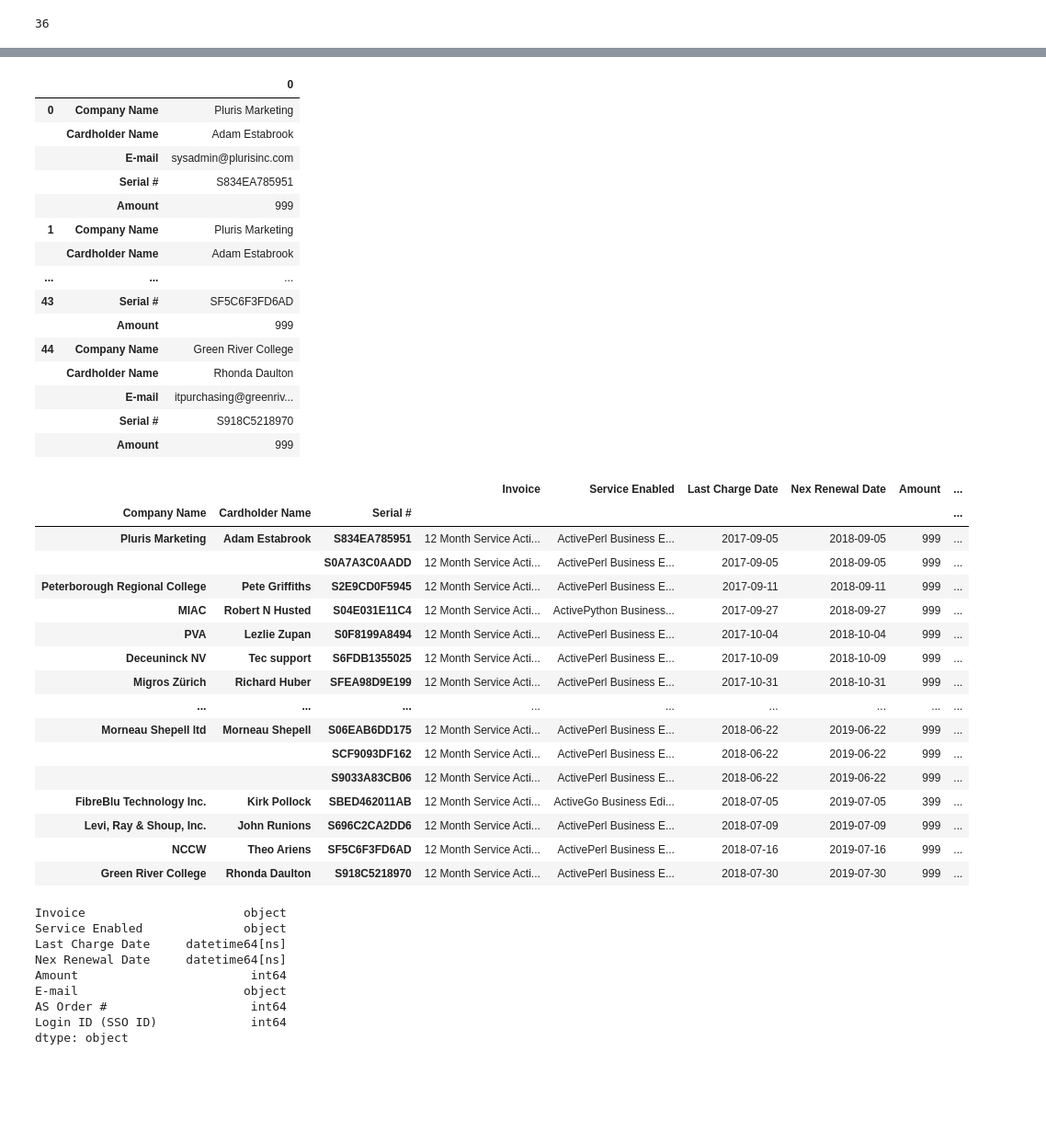
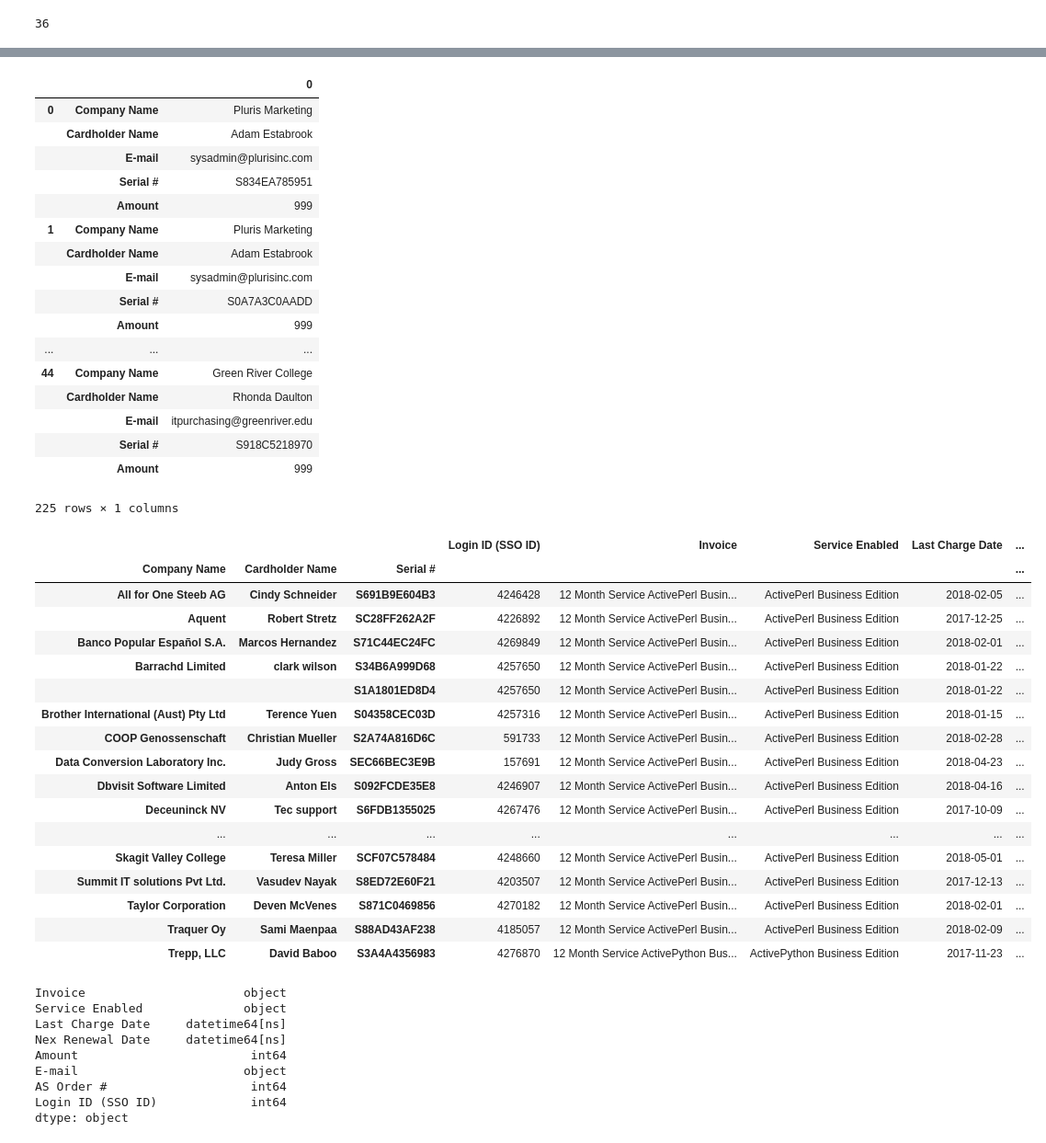
Before and after one commit to davetlewis-van/Pandas-Cookbook, a Jupyter notebook: Auto-recurring BE subscribers.ipynb, the cells around one changed output, grey strips where cells are left out. Shown: that part at 92% size. Saved outputs shown, nothing was run; the diff lists cells and outputs as text; code cells hidden in the pictures; blank space fills up the shorter version.

```diff
--- a/Auto-recurring BE subscribers.ipynb
+++ b/Auto-recurring BE subscribers.ipynb
@@ -1,3 +1,4 @@
 # %%
 import pandas as pd
 import numpy as np
+pd.reset_option('all')
@@ -194,39 +219,42 @@ df5
 |  | Amount | 999 |
 | 1 | Company Name | Pluris Marketing |
 |  | Cardholder Name | Adam Estabrook |
+|  | E-mail | sysadmin@plurisinc.com |
+|  | Serial # | S0A7A3C0AADD |
+|  | Amount | 999 |
 | ... | ... | ... |
-| 43 | Serial # | SF5C6F3FD6AD |
-|  | Amount | 999 |
 | 44 | Company Name | Green River College |
 |  | Cardholder Name | Rhonda Daulton |
-|  | E-mail | itpurchasing@greenriv... |
+|  | E-mail | itpurchasing@greenriver.edu |
 |  | Serial # | S918C5218970 |
 |  | Amount | 999 |
+225 rows × 1 columns
 # %%
 
 be = pd.read_csv('data/be_subscribers_auto_recurring.csv', index_col=['Company Name', 'Cardholder Name', 'Serial #'], parse_dates=['Last Charge Date', 'Nex Renewal Date'])
-be2 = be[['Invoice', 'Service Enabled', 'Last Charge Date',
+be2 = be[['Login ID (SSO ID)', 'Invoice', 'Service Enabled', 'Last Charge Date',
        'Nex Renewal Date',
-       'Amount', 'E-mail', 'AS Order #', 'Login ID (SSO ID)']]
-be2
+       'Amount', 'E-mail', 'AS Order #']]
+be2.sort_values('Company Name')
 # %% [output]
-|  |  |  | Invoice | Service Enabled | Last Charge Date | Nex Renewal Date | Amount | ... |
-| Company Name | Cardholder Name | Serial # |  |  |  |  |  | ... |
-| Pluris Marketing | Adam Estabrook | S834EA785951 | 12 Month Service Acti... | ActivePerl Business E... | 2017-09-05 | 2018-09-05 | 999 | ... |
-|  |  | S0A7A3C0AADD | 12 Month Service Acti... | ActivePerl Business E... | 2017-09-05 | 2018-09-05 | 999 | ... |
-| Peterborough Regional College | Pete Griffiths | S2E9CD0F5945 | 12 Month Service Acti... | ActivePerl Business E... | 2017-09-11 | 2018-09-11 | 999 | ... |
-| MIAC | Robert N Husted | S04E031E11C4 | 12 Month Service Acti... | ActivePython Business... | 2017-09-27 | 2018-09-27 | 999 | ... |
-| PVA | Lezlie Zupan | S0F8199A8494 | 12 Month Service Acti... | ActivePerl Business E... | 2017-10-04 | 2018-10-04 | 999 | ... |
-| Deceuninck NV | Tec support | S6FDB1355025 | 12 Month Service Acti... | ActivePerl Business E... | 2017-10-09 | 2018-10-09 | 999 | ... |
-| Migros Zürich | Richard Huber | SFEA98D9E199 | 12 Month Service Acti... | ActivePerl Business E... | 2017-10-31 | 2018-10-31 | 999 | ... |
-| ... | ... | ... | ... | ... | ... | ... | ... | ... |
-| Morneau Shepell ltd | Morneau Shepell | S06EAB6DD175 | 12 Month Service Acti... | ActivePerl Business E... | 2018-06-22 | 2019-06-22 | 999 | ... |
-|  |  | SCF9093DF162 | 12 Month Service Acti... | ActivePerl Business E... | 2018-06-22 | 2019-06-22 | 999 | ... |
-|  |  | S9033A83CB06 | 12 Month Service Acti... | ActivePerl Business E... | 2018-06-22 | 2019-06-22 | 999 | ... |
-| FibreBlu Technology Inc. | Kirk Pollock | SBED462011AB | 12 Month Service Acti... | ActiveGo Business Edi... | 2018-07-05 | 2019-07-05 | 399 | ... |
-| Levi, Ray & Shoup, Inc. | John Runions | S696C2CA2DD6 | 12 Month Service Acti... | ActivePerl Business E... | 2018-07-09 | 2019-07-09 | 999 | ... |
-| NCCW | Theo Ariens | SF5C6F3FD6AD | 12 Month Service Acti... | ActivePerl Business E... | 2018-07-16 | 2019-07-16 | 999 | ... |
-| Green River College | Rhonda Daulton | S918C5218970 | 12 Month Service Acti... | ActivePerl Business E... | 2018-07-30 | 2019-07-30 | 999 | ... |
+|  |  |  | Login ID (SSO ID) | Invoice | Service Enabled | Last Charge Date | ... |
+| Company Name | Cardholder Name | Serial # |  |  |  |  | ... |
+| All for One Steeb AG | Cindy Schneider | S691B9E604B3 | 4246428 | 12 Month Service ActivePerl Busin... | ActivePerl Business Edition | 2018-02-05 | ... |
+| Aquent | Robert Stretz | SC28FF262A2F | 4226892 | 12 Month Service ActivePerl Busin... | ActivePerl Business Edition | 2017-12-25 | ... |
+| Banco Popular Español S.A. | Marcos Hernandez | S71C44EC24FC | 4269849 | 12 Month Service ActivePerl Busin... | ActivePerl Business Edition | 2018-02-01 | ... |
+| Barrachd Limited | clark wilson | S34B6A999D68 | 4257650 | 12 Month Service ActivePerl Busin... | ActivePerl Business Edition | 2018-01-22 | ... |
+|  |  | S1A1801ED8D4 | 4257650 | 12 Month Service ActivePerl Busin... | ActivePerl Business Edition | 2018-01-22 | ... |
+| Brother International (Aust) Pty Ltd | Terence Yuen | S04358CEC03D | 4257316 | 12 Month Service ActivePerl Busin... | ActivePerl Business Edition | 2018-01-15 | ... |
+| COOP Genossenschaft | Christian Mueller | S2A74A816D6C | 591733 | 12 Month Service ActivePerl Busin... | ActivePerl Business Edition | 2018-02-28 | ... |
+| Data Conversion Laboratory Inc. | Judy Gross | SEC66BEC3E9B | 157691 | 12 Month Service ActivePerl Busin... | ActivePerl Business Edition | 2018-04-23 | ... |
+| Dbvisit Software Limited | Anton Els | S092FCDE35E8 | 4246907 | 12 Month Service ActivePerl Busin... | ActivePerl Business Edition | 2018-04-16 | ... |
+| Deceuninck NV | Tec support | S6FDB1355025 | 4267476 | 12 Month Service ActivePerl Busin... | ActivePerl Business Edition | 2017-10-09 | ... |
+| ... | ... | ... | ... | ... | ... | ... | ... |
+| Skagit Valley College | Teresa Miller | SCF07C578484 | 4248660 | 12 Month Service ActivePerl Busin... | ActivePerl Business Edition | 2018-05-01 | ... |
+| Summit IT solutions Pvt Ltd. | Vasudev Nayak | S8ED72E60F21 | 4203507 | 12 Month Service ActivePerl Busin... | ActivePerl Business Edition | 2017-12-13 | ... |
+| Taylor Corporation | Deven McVenes | S871C0469856 | 4270182 | 12 Month Service ActivePerl Busin... | ActivePerl Business Edition | 2018-02-01 | ... |
+| Traquer Oy | Sami Maenpaa | S88AD43AF238 | 4185057 | 12 Month Service ActivePerl Busin... | ActivePerl Business Edition | 2018-02-09 | ... |
+| Trepp, LLC | David Baboo | S3A4A4356983 | 4276870 | 12 Month Service ActivePython Bus... | ActivePython Business Edition | 2017-11-23 | ... |
 # %%
 be2.dtypes
 # %% [output]
```
Also changed, not shown: parts of 20 cells of this notebook, 1 other file.
